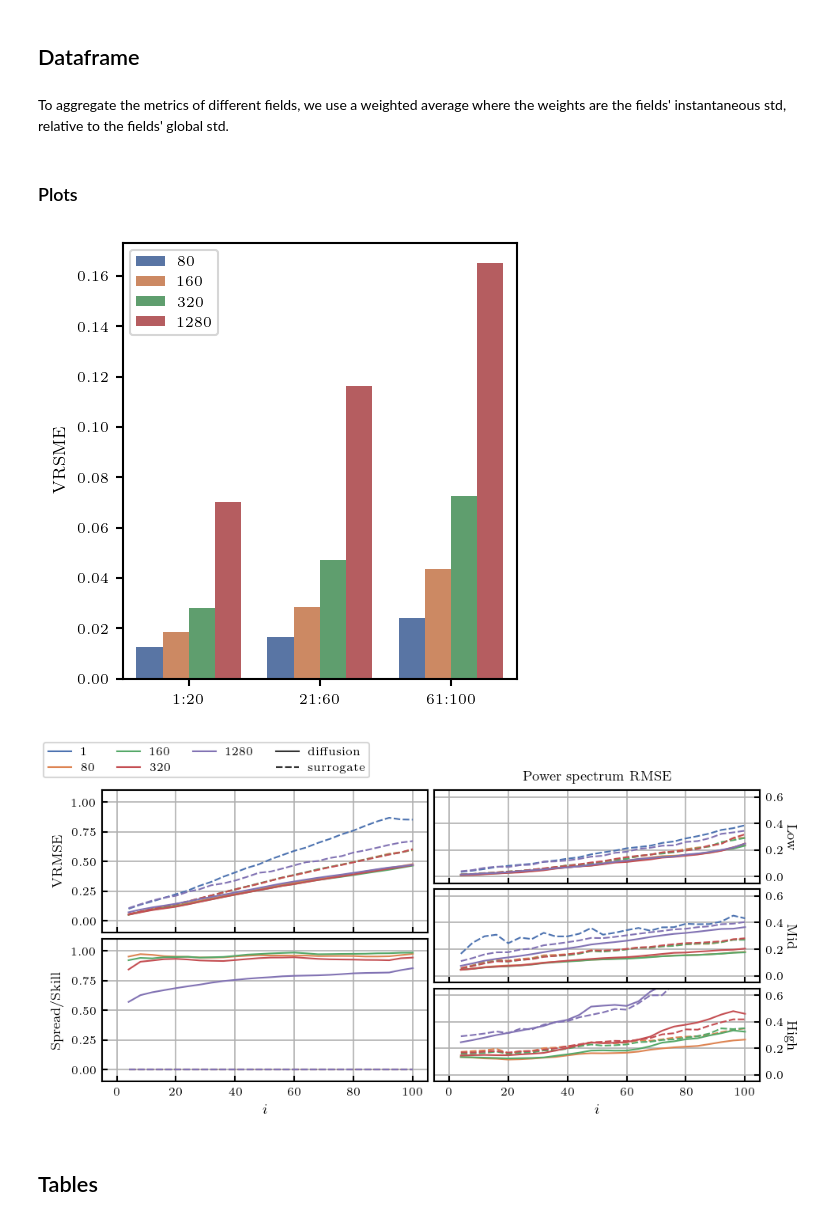
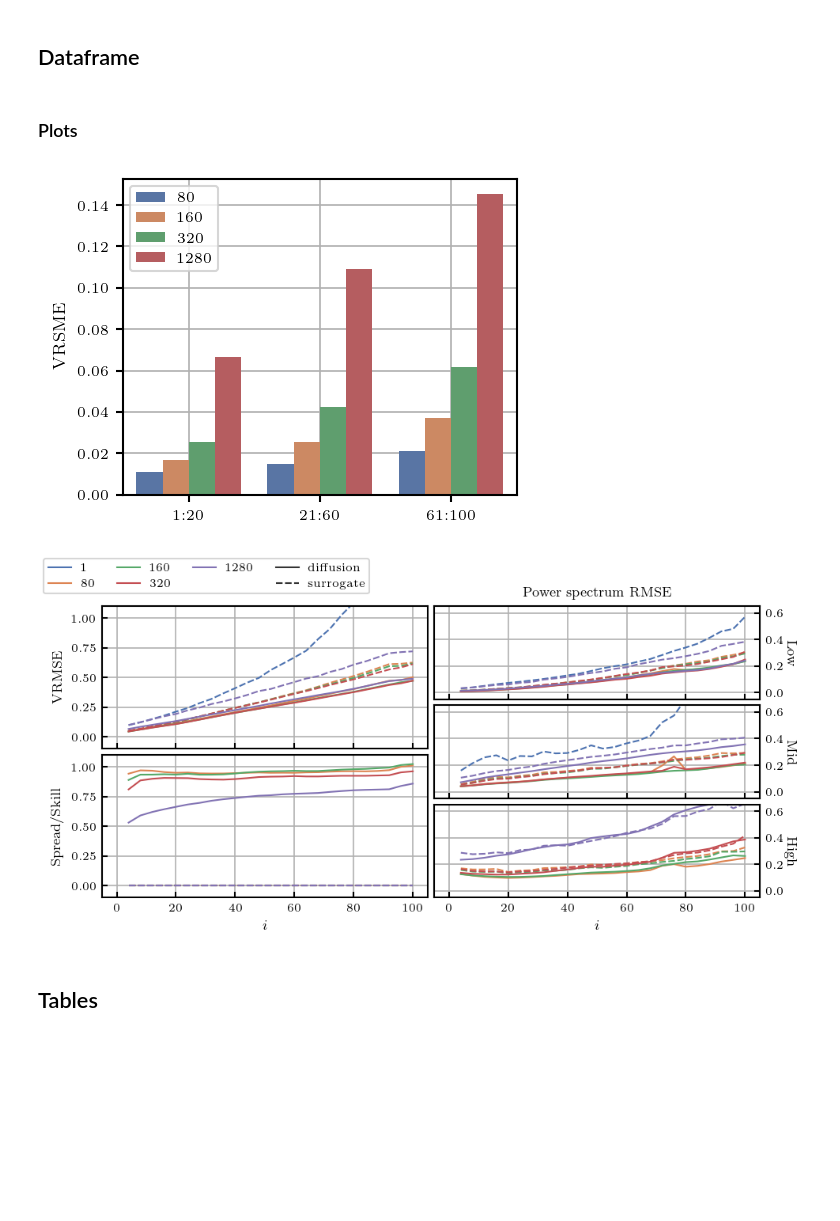
Before and after one commit to ksimotas/lola, a Jupyter notebook: experiments/euler/figures.ipynb, the cells around one changed output. Cells and saved outputs as stored; diff of their text form; code cells hidden in the pictures; blank space fills up the shorter version.

```diff
--- a/experiments/euler/figures.ipynb
+++ b/experiments/euler/figures.ipynb
@@ -106,5 +106,3 @@ df["horizon"] = df["time"].apply(horizon)
 df["std_instant"] = np.sqrt(df["m2"] - df["m1"] ** 2)
 df["spread_skill"] = (df["spread"] + 1e-3) / (df["rmse"] + 1e-3)
 df.loc[df["method"] == "surrogate", "spread_skill"] = 0.0
-# %% [markdown]
-To aggregate the metrics of different fields, we use a weighted average where the weights are the fields' instantaneous std, relative to the fields' global std.
@@ -118,30 +109,34 @@ def weighted_mean(x):
+# %%
+def aggregate(x):
+    return np.mean(x)
 # %% [markdown]
 ### Plots
 # %%
 table = df[df["method"] == "autoencoder"]
 
-fig = plt.figure(figsize=(3.2, 3.2))
+fig = plt.figure(figsize=(3.2, 2.4))
 
 ax = sb.barplot(
     table,
     x="horizon",
     y="vrmse",
     hue="compression",
-    estimator=weighted_mean,
+    estimator=aggregate,
     errorbar=None,
     palette=sb.color_palette("deep", 4),
 )
 
+ax.grid()
 ax.get_legend().set_title(None)
 
 ax.set_xlabel(None)
 ax.set_ylabel("VRSME")
 
 fig.tight_layout(pad=0.33)
 
 plt.savefig(outdir / "euler_ae.pdf", dpi=300, transparent=True)
 # %% [output]
-[figure, old version]
+[figure, new version]
 # %%
 table = df[df["method"] != "autoencoder"]
 
@@ -166,7 +161,7 @@ for i, metric in enumerate(["VRMSE", "spread_skill"]):
         y=metric.lower(),
         hue="compression",
         style="method",
-        estimator=weighted_mean,
+        estimator=aggregate,
         errorbar=None,
         palette=sb.color_palette("deep", 5),
         ax=axs[i],
@@ -195,7 +190,7 @@ for i, band in enumerate(["Low", "Mid", "High"], start=2):
         y=f"rmse_p_{band.lower()}",
         hue="compression",
         style="method",
-        estimator=weighted_mean,
+        estimator=aggregate,
         errorbar=None,
         palette=sb.color_palette("deep", 5),
         ax=axs[i],
@@ -234,7 +229,7 @@ fig.legend(handles, labels, loc="upper left", ncol=4)
 
 plt.savefig(outdir / "euler_mosaic.pdf", dpi=300, transparent=True)
 # %% [output]
-[figure, old version]
+[figure, new version]
 # %% [markdown]
 ## Tables
 # %%
```
Also changed, not shown: parts of 4 cells of this notebook, 1 other file.
